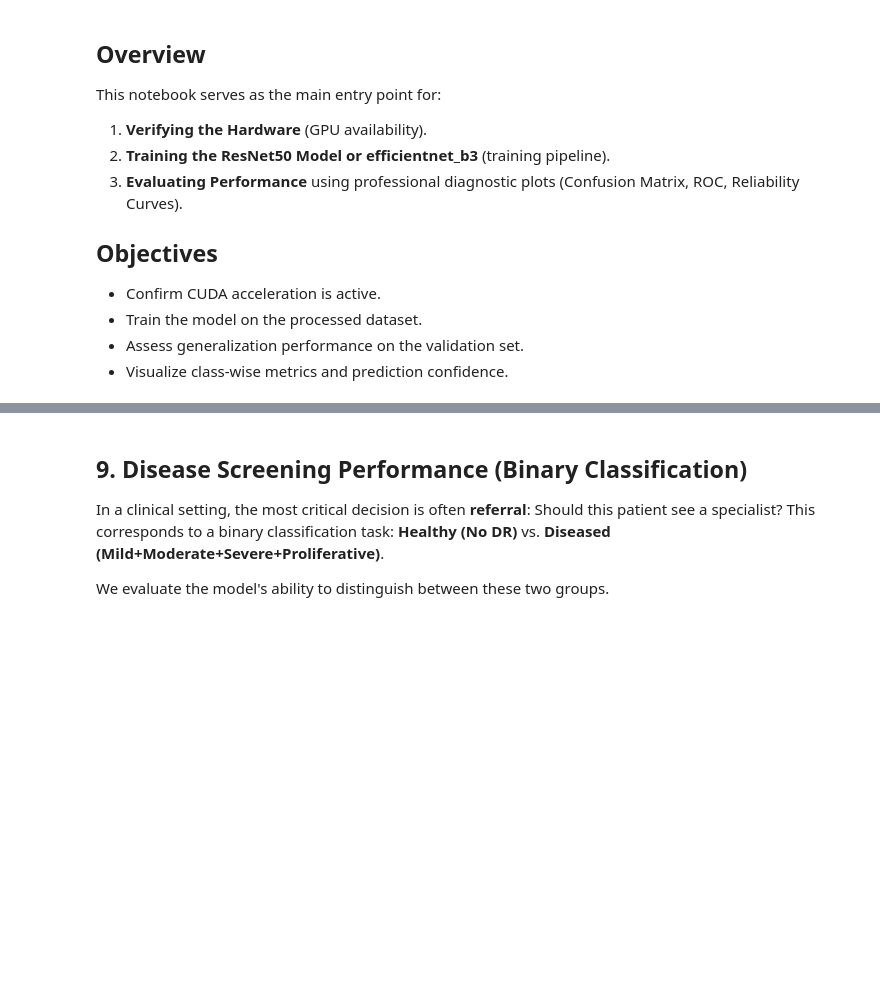
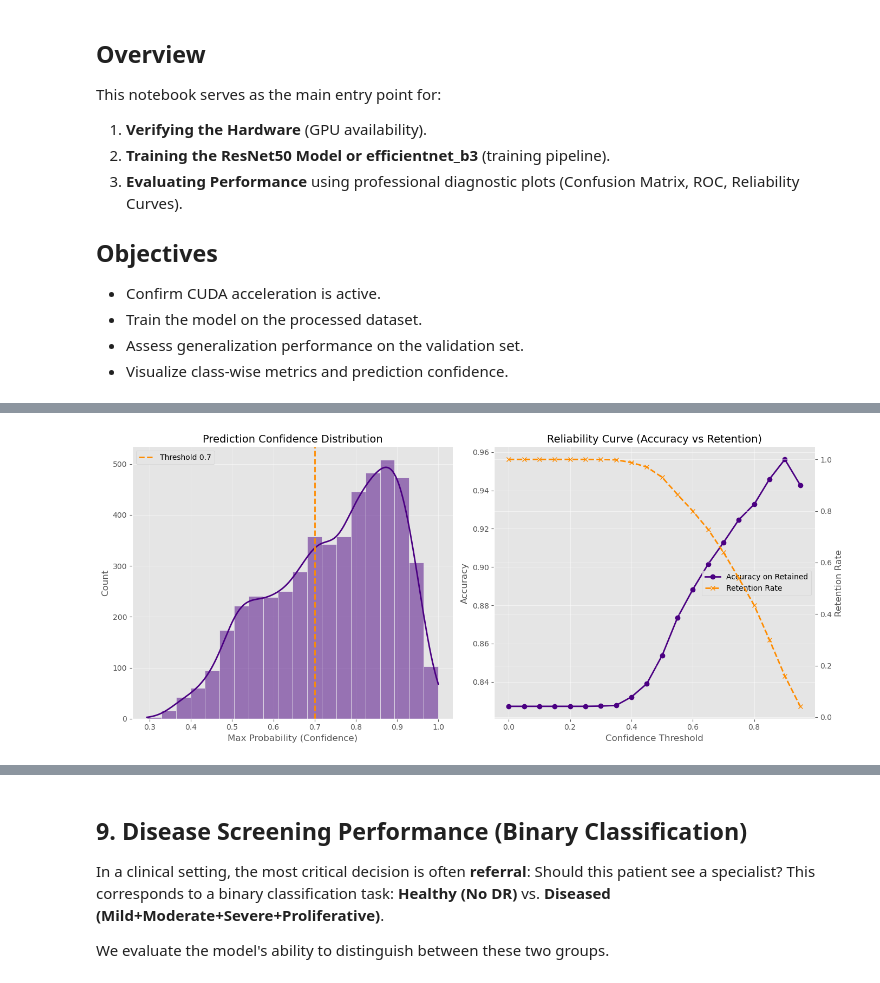
Before and after one commit to vanshgupta101106-droid/Diabetic_Retinopathy_Detection, a Jupyter notebook: notebooks/03_model_evaluation.ipynb, the cells around one changed output, grey strips where cells are left out. Cells and saved outputs as stored; diff of their text form; code cells hidden in the pictures; blank space fills up the shorter version.

```diff
--- a/notebooks/03_model_evaluation.ipynb
+++ b/notebooks/03_model_evaluation.ipynb
@@ -193,9 +259,7 @@ else:
 
 if PREDICTIONS_PATH.exists():
     plot_confidence_abstention_panel(
-        results_df,
-        confidence_threshold=0.7,
-        save_folder="evaluation",
-        title_prefix=f"{MODEL_NAME}_"
+        results_df, confidence_threshold=0.7, save_folder="evaluation", title_prefix=f"{MODEL_NAME}_"
     )
     plt.show()
+# %% [output]
@@ -202,3 +268,4 @@ if PREDICTIONS_PATH.exists():
+[figure, added]
 # %%
 # 8. Sample Predictions Audit
 
```
Also changed, not shown: parts of 11 cells of this notebook, 15 other files.
